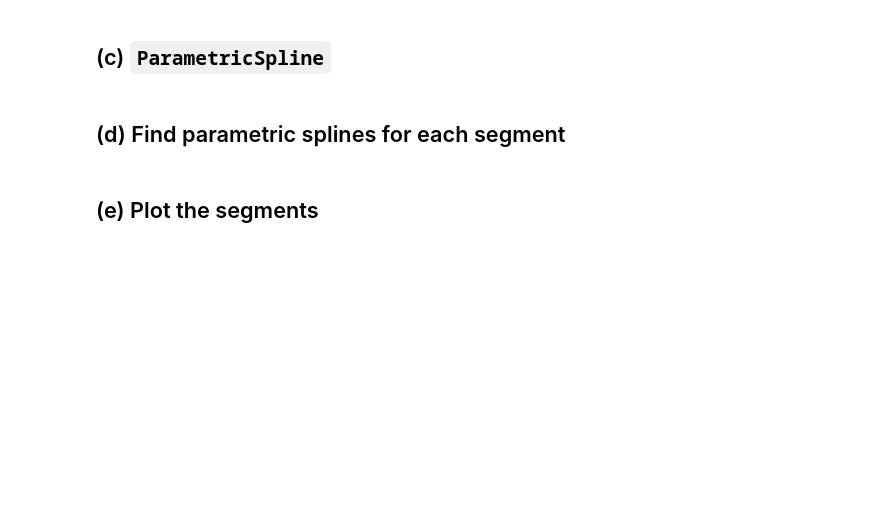
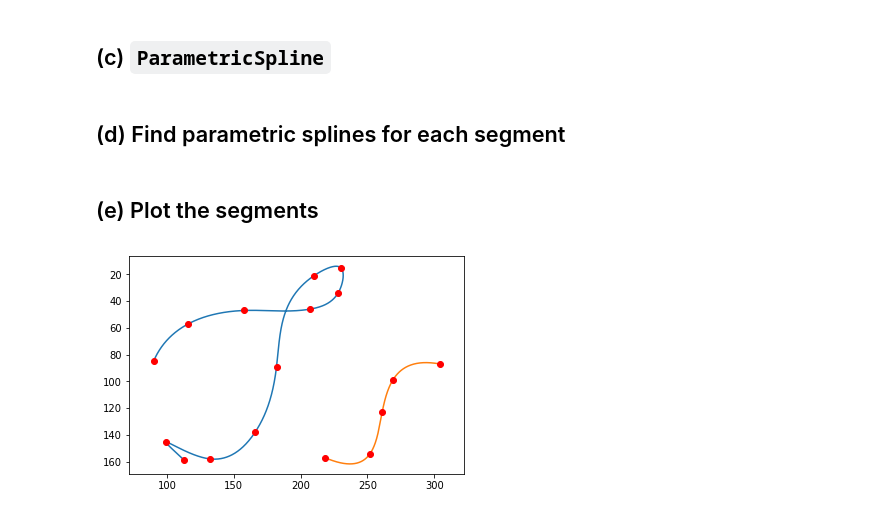
Before and after one commit to jy4shi/CS370-Numerical-Computation, a Jupyter notebook: A4 Interpolation/jy4shi_a4q4.ipynb, the cells around one changed output. Drawn from its saved outputs; the diff is of its cells as text; code cells hidden in the pictures; blank space fills up the shorter version.

```diff
--- a/A4 Interpolation/jy4shi_a4q4.ipynb
+++ b/A4 Interpolation/jy4shi_a4q4.ipynb
@@ -19,3 +19,10 @@ plt.figure(figsize=(9,5)); plt.imshow(f);
+# %%
+# === YOUR CODE HERE ===
+# select interpolation points by hand
+f_x_1 = [90, 116, 158, 207, 228, 230, 210, 182, 166, 132, 99, 113]
+f_y_1 = [85, 57, 47, 46, 34, 15, 21, 89, 138, 158, 145, 159]
+f_x_2 = [304, 269, 261, 252, 218]
+f_y_2 = [87, 99, 123, 154, 157]
 # %% [markdown]
 ## (c) `ParametricSpline`
 # %%
@@ -48,7 +55,13 @@ def ParametricSpline(Sx,Sy):
     t = np.zeros_like(Sx)
 
     # === YOUR CODE HERE ===
-
+    n = len(Sx)
+    i = 1
+    while i < n:
+        t[i] = t[i-1] + int(np.sqrt((Sx[i]-Sx[i-1])**2 + (Sy[i]-Sy[i-1])**2))
+        i += 1
+    x_cs = make_interp_spline(t, Sx)
+    y_cs = make_interp_spline(t, Sy)
     return x_cs, y_cs, t
 # %% [markdown]
 ## (d) Find parametric splines for each segment
@@ -57,2 +68,6 @@ def ParametricSpline(Sx,Sy):
+# %%
+# === YOUR CODE HERE ===
+x_cs_1, y_cs_1, t_1 = ParametricSpline(f_x_1, f_y_1)
+x_cs_2, y_cs_2, t_2 = ParametricSpline(f_x_2, f_y_2)
 # %% [markdown]
 ## (e) Plot the segments
@@ -60,0 +74,19 @@ def ParametricSpline(Sx,Sy):
+# %%
+# === YOUR CODE HERE ===
+tt_1 = np.linspace(t_1[0], t_1[-1], 1000)
+xx_1 = x_cs_1(tt_1)
+yy_1 = y_cs_1(tt_1)
+plt.plot(xx_1, yy_1)
+
+tt_2 = np.linspace(t_2[0], t_2[-1], 1000)
+xx_2 = x_cs_2(tt_2)
+yy_2 = y_cs_2(tt_2)
+plt.plot(xx_2, yy_2)
+
+
+plt.axis('equal')
+plt.plot(f_x_1, f_y_1, 'ro')
+plt.plot(f_x_2, f_y_2, 'ro')
+plt.gca().invert_yaxis()
+# %% [output]
+[figure, added]
```
Also changed, not shown: parts of 4 cells of this notebook.
